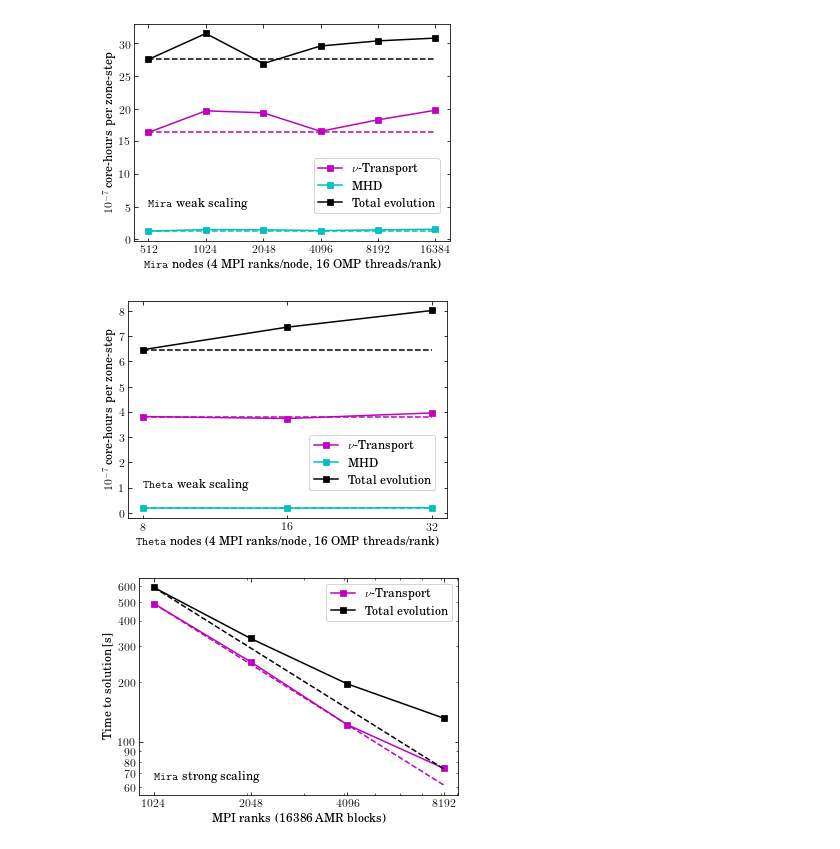
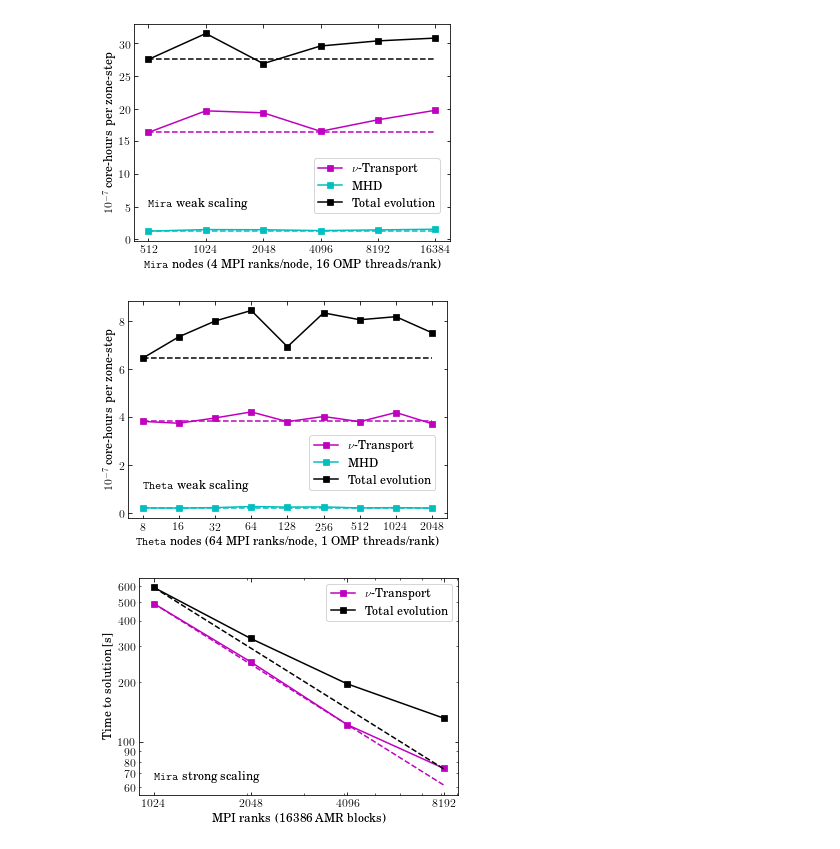
Before and after one commit to smcouch/INCITE_2018, a Jupyter notebook: figs/INCITE_plots.ipynb, the cells around one changed output. Cells and saved outputs as stored; diff of their text form; code cells hidden in the pictures.

Commit message:
New Theta plot. Money.

```diff
--- a/figs/INCITE_plots.ipynb
+++ b/figs/INCITE_plots.ipynb
@@ -102,35 +102,35 @@ plt.savefig("wkScaleSparkM1.pdf")
 # %%
 nodes, blks, wkEvo, wkHyd, wkGCH, wkRad, wkGCR = np.loadtxt('../data/sparkGLM_M1_weak_theta.dat', usecols=(0,1,2,3,4,5,6), unpack=True)
 
 plt.figure(1,figsize=(5,3.5))
 
 ax2=plt.gca()
 
 thing = 64.*nodes*wkRad/3600./(blks*12**3*10)*1e7
 ax2.plot(nodes, thing, 'ms-', label=r"$\nu$-Transport")
 ax2.plot(nodes, thing[0]*nodes/nodes, 'm--')
 thing = 64.*nodes*wkHyd/3600./(blks*12**3*10)*1e7
 ax2.plot(nodes, thing, 'cs-', label="MHD")
 ax2.plot(nodes, thing[0]*nodes/nodes, 'c--')
 thing = 64.*nodes*wkEvo/3600./(blks*12**3*10)*1e7
 ax2.plot(nodes, thing, 'ks-', label="Total evolution")
 ax2.plot(nodes, thing[0]*nodes/nodes, 'k--')
 ax2.semilogx()
 ax2.set_ylabel("$10^{-7}$ core-hours per zone-step")
-ax2.set_xlabel(r"{\tt Theta} nodes (4 MPI ranks/node, 16 OMP threads/rank)")
-ax2.set_xticks([8,16,32])
+ax2.set_xlabel(r"{\tt Theta} nodes (64 MPI ranks/node, 1 OMP threads/rank)")
+ax2.set_xticks([8,16,32,64,128,256,512,1024,2048])
 ax2.xaxis.set_minor_formatter(NullFormatter())
 ax2.get_xaxis().set_major_formatter(matplotlib.ticker.ScalarFormatter())
 plt.minorticks_off()
 
 plt.text(8,1, r"{\tt Theta} weak scaling")
 
 ax2.legend(bbox_to_anchor=(0.55, 0.1),loc='best')
 
 plt.tight_layout(pad=0.2)
 plt.savefig("wkScaleSparkM1_theta.pdf")
 # %% [output]
-[figure, old version]
+[figure, new version]
 # %%
 rnks, evo, hyd2, gch2, rad2, gcr2, grv = np.loadtxt('../data/sparkGLM_M1_strong.dat', usecols=(0,1,2,3,4,5,6), unpack=True)
 
```
Also changed, not shown: 3 other files.
